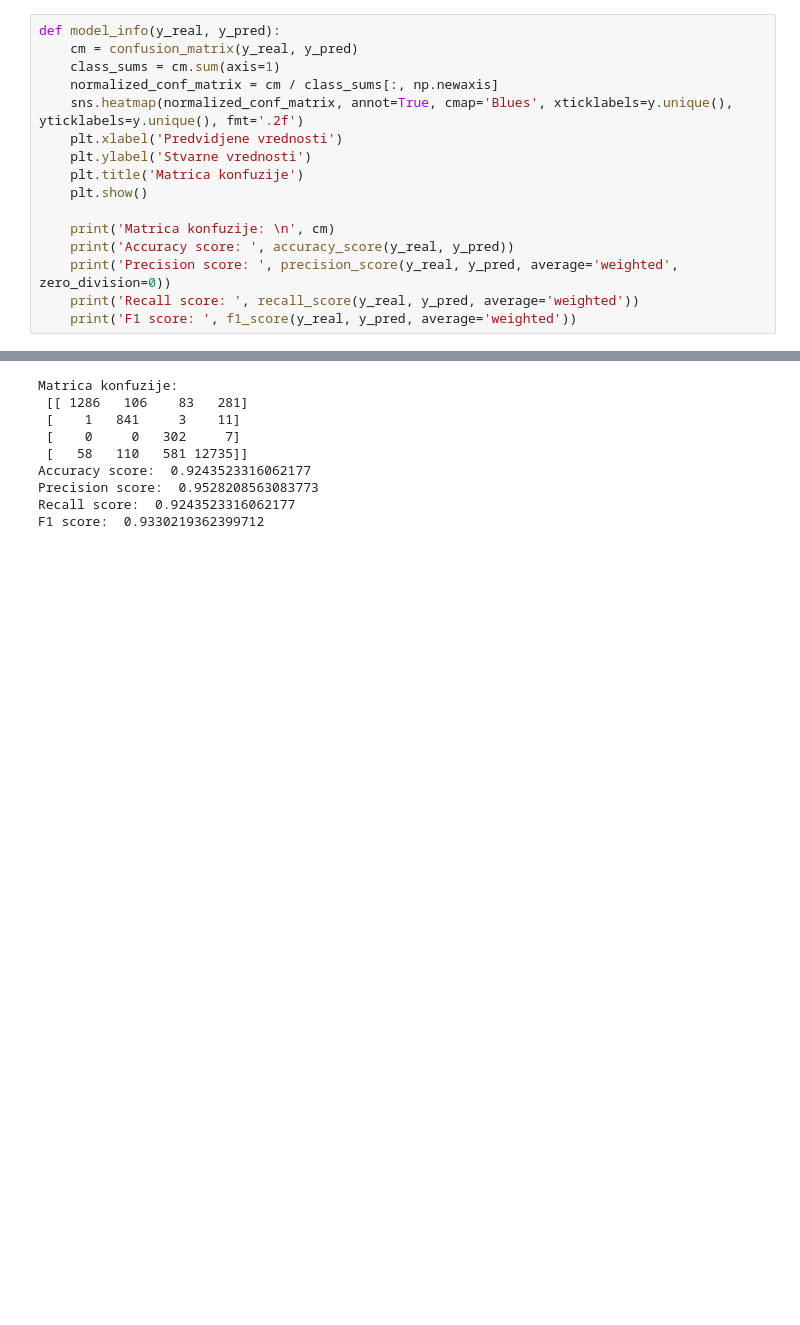
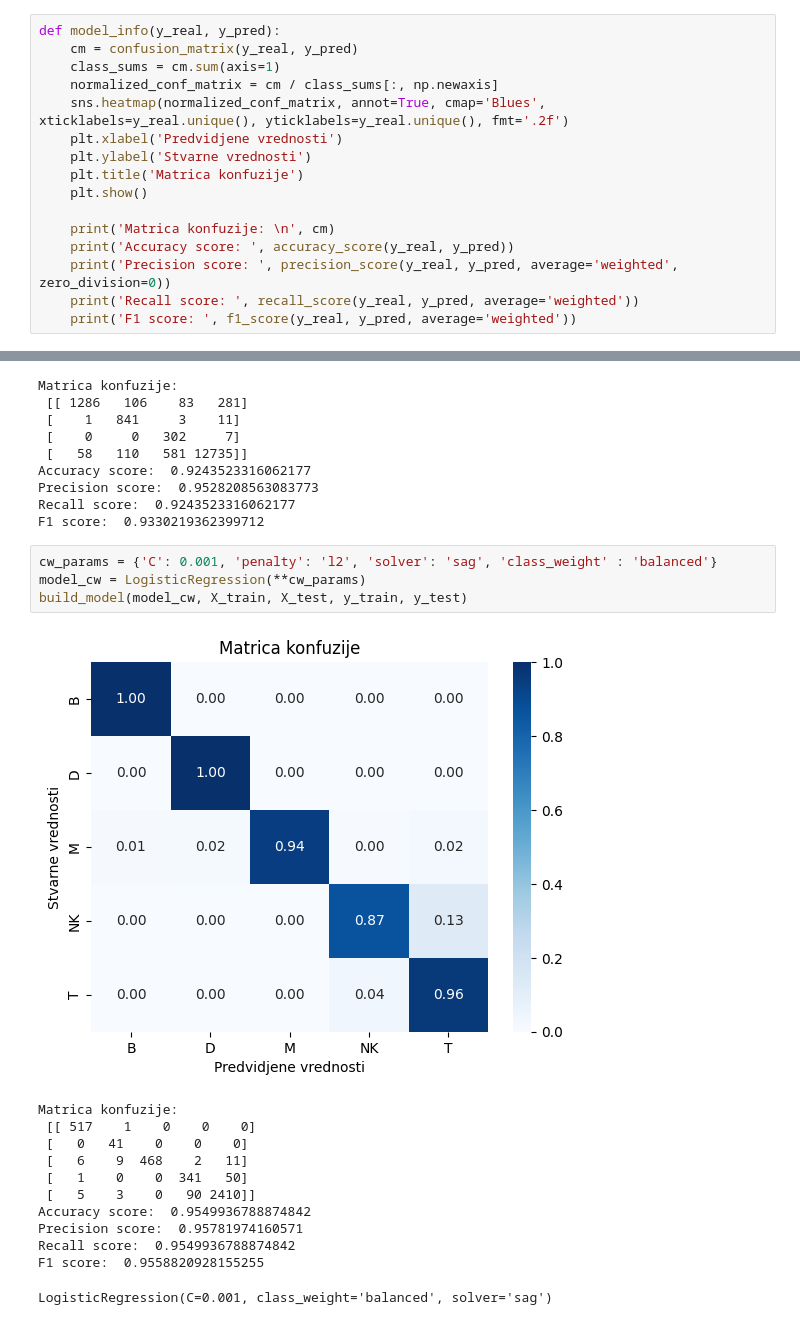
Before and after one commit to bogdans55/ip2-projekat, a Jupyter notebook: models/logistic_regression.ipynb, the cells around one changed output, grey strips where cells are left out. Drawn from its saved outputs; the diff is of its cells as text; blank space fills up the shorter version.

Commit message:
Added class weights to logistic regression

```diff
--- a/models/logistic_regression.ipynb
+++ b/models/logistic_regression.ipynb
@@ -34,7 +34,7 @@ def model_info(y_real, y_pred):
     cm = confusion_matrix(y_real, y_pred)
     class_sums = cm.sum(axis=1)
     normalized_conf_matrix = cm / class_sums[:, np.newaxis]
-    sns.heatmap(normalized_conf_matrix, annot=True, cmap='Blues', xticklabels=y.unique(), yticklabels=y.unique(), fmt='.2f')
+    sns.heatmap(normalized_conf_matrix, annot=True, cmap='Blues', xticklabels=y_real.unique(), yticklabels=y_real.unique(), fmt='.2f')
     plt.xlabel('Predvidjene vrednosti')
     plt.ylabel('Stvarne vrednosti')
     plt.title('Matrica konfuzije')
@@ -277,3 +279,20 @@ Accuracy score:  0.9243523316062177
 Precision score:  0.9528208563083773
 Recall score:  0.9243523316062177
 F1 score:  0.9330219362399712
+# %%
+cw_params = {'C': 0.001, 'penalty': 'l2', 'solver': 'sag', 'class_weight' : 'balanced'}
+model_cw = LogisticRegression(**cw_params)
+build_model(model_cw, X_train, X_test, y_train, y_test)
+# %% [output]
+[figure, added]
+Matrica konfuzije:
+ [[ 517    1    0    0    0]
+ [   0   41    0    0    0]
+ [   6    9  468    2   11]
+ [   1    0    0  341   50]
+ [   5    3    0   90 2410]]
+Accuracy score:  0.9549936788874842
+Precision score:  0.95781974160571
+Recall score:  0.9549936788874842
+F1 score:  0.9558820928155255
+LogisticRegression(C=0.001, class_weight='balanced', solver='sag')
```
Also changed, not shown: parts of 7 cells of this notebook.
